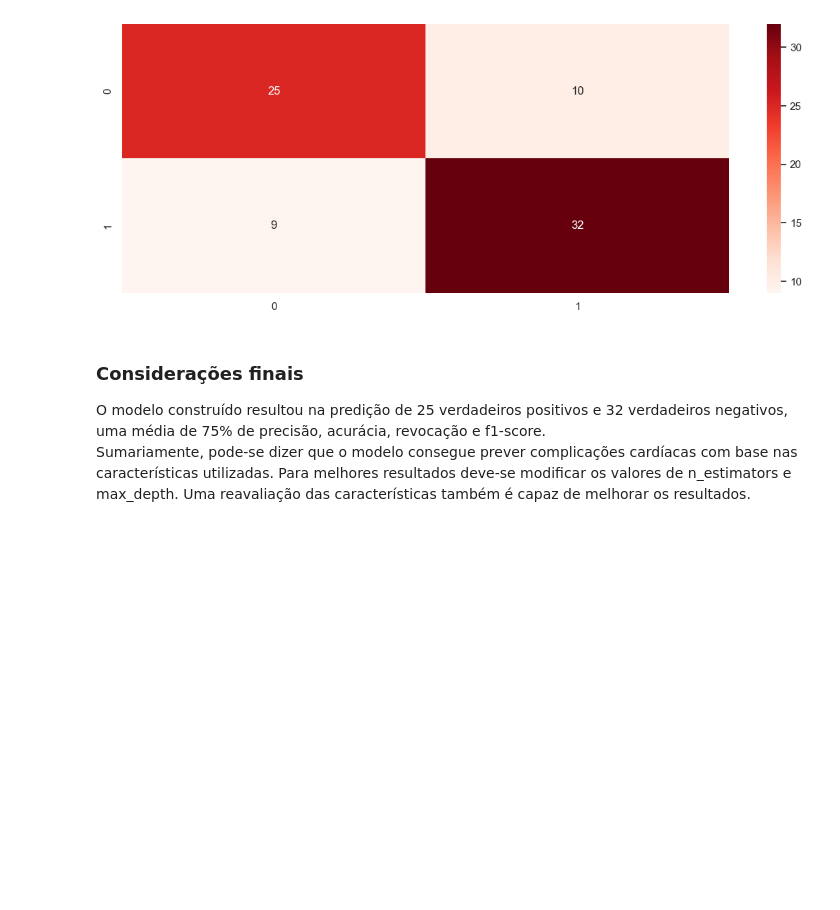
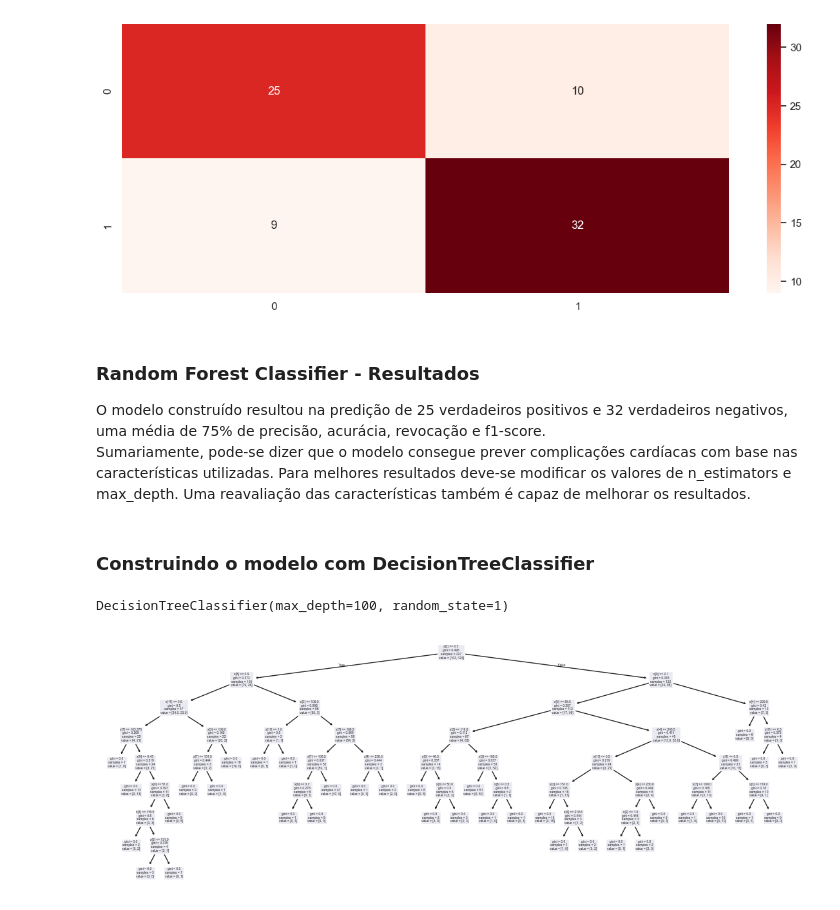
Before and after one commit to Lanaax/Heart-Disease-Prediction, a Jupyter notebook: Heart Disease Predic.ipynb, the cells around one changed output. Saved outputs shown, nothing was run; the diff lists cells and outputs as text; code cells hidden in the pictures; blank space fills up the shorter version.

```diff
--- a/Heart Disease Predic.ipynb
+++ b/Heart Disease Predic.ipynb
@@ -232,7 +232,9 @@ sns.heatmap(conf_matrix, annot = True, cmap = 'Reds')
 <Axes: >
 [figure]
 # %% [markdown]
-### Considerações finais
+### Random Forest Classifier - Resultados
 
 O modelo construído resultou na predição de 25 verdadeiros positivos e 32 verdadeiros negativos, uma média de 75% de precisão, acurácia, revocação e f1-score. <br>
 Sumariamente, pode-se dizer que o modelo consegue prever complicações cardíacas com base nas características utilizadas. Para melhores resultados deve-se modificar os valores de n_estimators e max_depth. Uma reavaliação das características também é capaz de melhorar os resultados.
+# %% [markdown]
+### Construindo o modelo com DecisionTreeClassifier
@@ -238,0 +244,5 @@ Sumariamente, pode-se dizer que o modelo consegue prever complicações cardíac
+# %%
+tree_decision = DecisionTreeClassifier(max_depth=100, random_state=1)
+tree_decision.fit(X_train, y_train)
+# %% [output]
+DecisionTreeClassifier(max_depth=100, random_state=1)
@@ -238,0 +251,5 @@ Sumariamente, pode-se dizer que o modelo consegue prever complicações cardíac
+# %%
+tree.plot_tree(tree_decision)
+plt.show()
+# %% [output]
+[figure, added]
```
Also changed, not shown: parts of 9 cells of this notebook.
